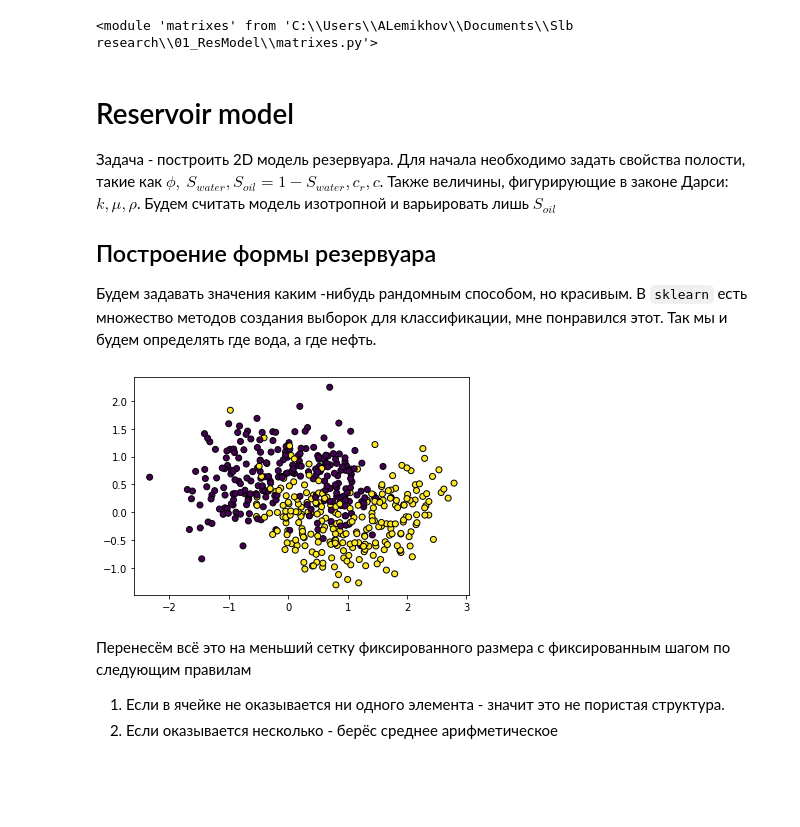
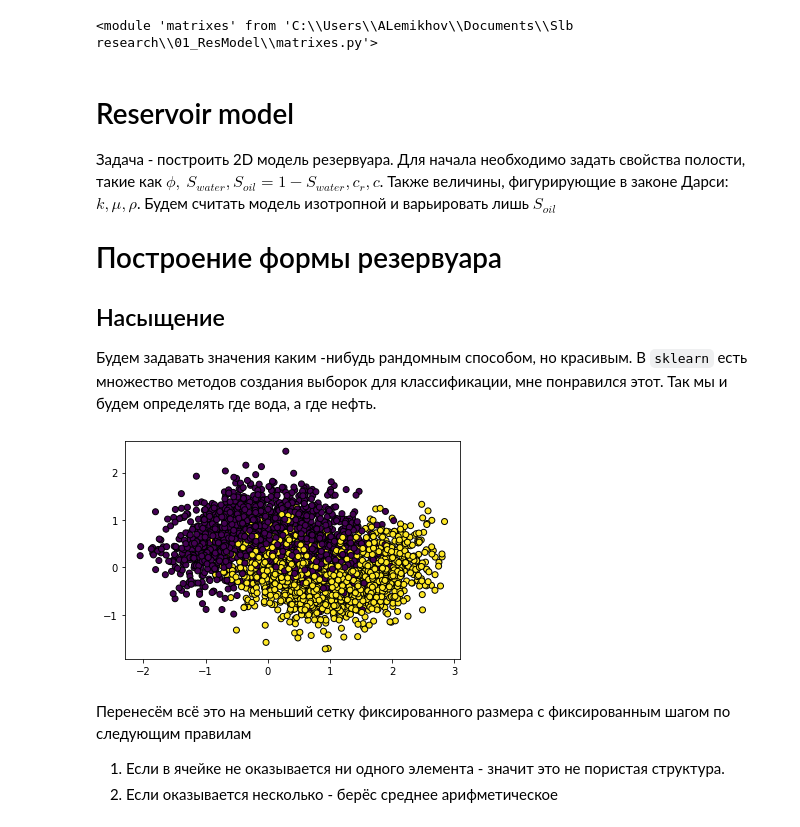
Before and after one commit to yamidovich/ReservoirModel, a Jupyter notebook: Model_descripton.ipynb, the cells around one changed output. Saved outputs shown, nothing was run; the diff lists cells and outputs as text; code cells hidden in the pictures; blank space fills up the shorter version.

```diff
--- a/Model_descripton.ipynb
+++ b/Model_descripton.ipynb
@@ -15,14 +15,15 @@ imp.reload(matrixes)
 
 Задача - построить 2D модель резервуара. Для начала необходимо задать свойства полости, такие как $\phi,\ S_{water}, S_{oil} = 1 - S_{water}, c_r, c$. Также величины, фигурирующие в законе Дарси: $k, \mu, \rho$. Будем считать модель изотропной и варьировать лишь $S_{oil}$
 
-## Построение формы резервуара
+# Построение формы резервуара
+## Насыщение
 Будем задавать значения каким -нибудь рандомным способом, но красивым. В `sklearn` есть множество методов создания выборок для классификации, мне понравился этот. Так мы и будем определять где вода, а где нефть.
 # %%
-ds = matrixes.get_res_scattered(noise=0.4)
+ds = matrixes.get_saturation_scattered(n_samples=3000, noise=0.4)
 plt.scatter(ds[0][:, 0],ds[0][:, 1], c=ds[1], edgecolors='k')
 plt.show()
 # %% [output]
-[figure, old version]
+[figure, new version]
 # %% [markdown]
 Перенесём всё это на меньший сетку фиксированного размера c фиксированным шагом по следующим правилам
 <ol>
```
Also changed, not shown: parts of 17 cells of this notebook.
